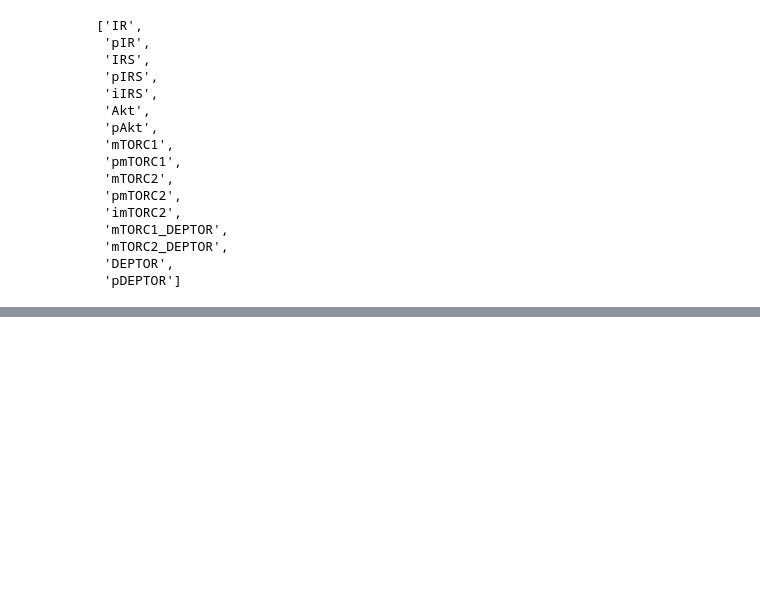
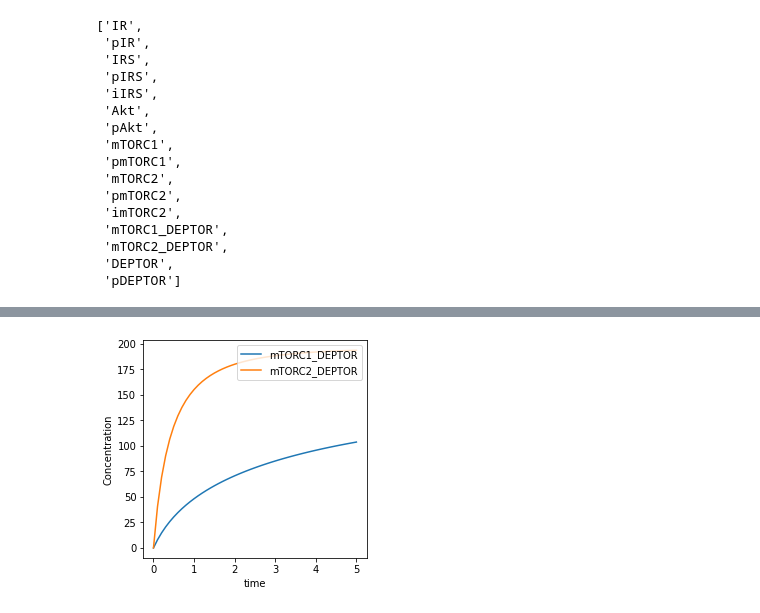
Before and after one commit to ModelEngineering/controlSBML, a Jupyter notebook: notebooks/Using-Control-SBML.ipynb, the cells around one changed output, grey strips where cells are left out. Cells and saved outputs as stored; diff of their text form; code cells hidden in the pictures; blank space fills up the shorter version.

```diff
--- a/notebooks/Using-Control-SBML.ipynb
+++ b/notebooks/Using-Control-SBML.ipynb
@@ -133,0 +184,5 @@ ctlsb.plotTrueModel()
+# %%
+## Simulating a system
+non_linear_mtor = CTLSB_MTOR.makeNonlinearIOSystem("mtor")
+# Simulate the system using as it is specified in the simulation. Note the warning messages.
+ts = ctl.simulateSystem(non_linear_mtor)
@@ -133,0 +207,5 @@ ctlsb.plotTrueModel()
+# %%
+# We can plot any Timeseries object. Various options are available for the plot
+ctl.plotOneTS(ts, ylabel="Concentration", figsize=(4,4))
+# %% [output]
+[figure, added]
```
Also changed, not shown: parts of 44 cells of this notebook, 5 other files.
